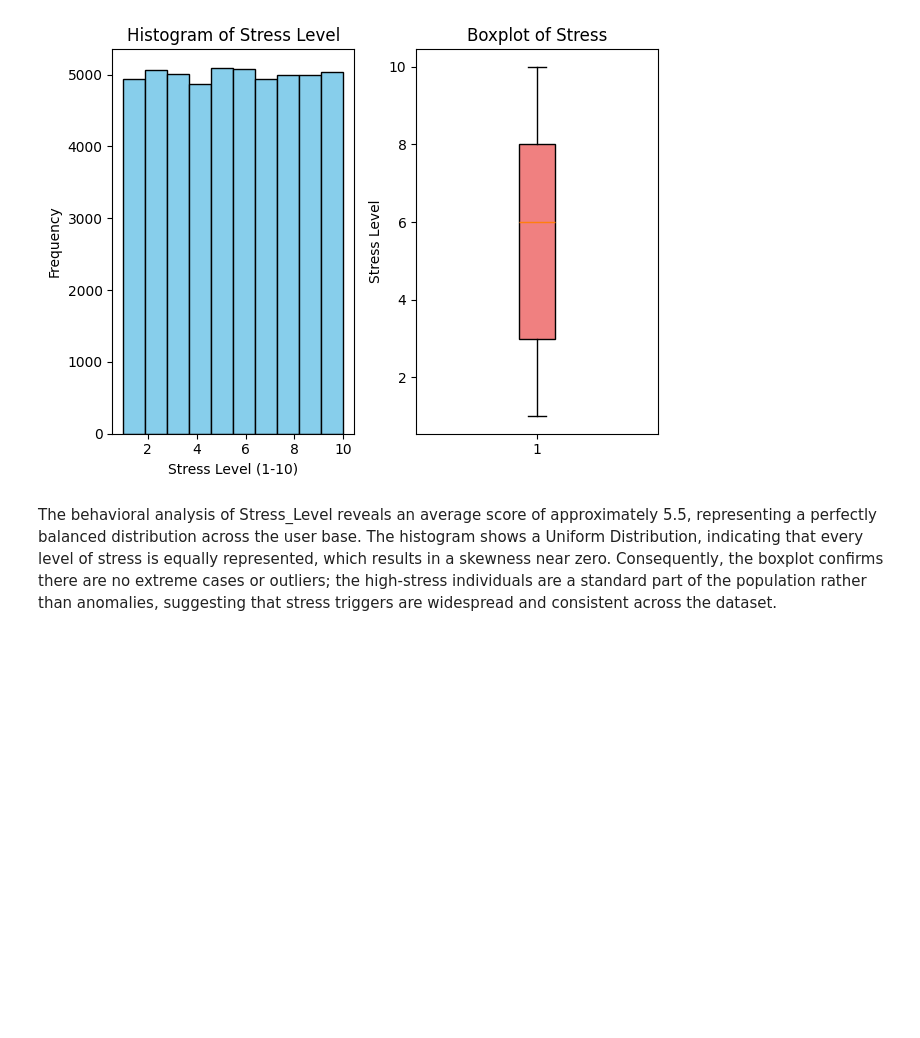
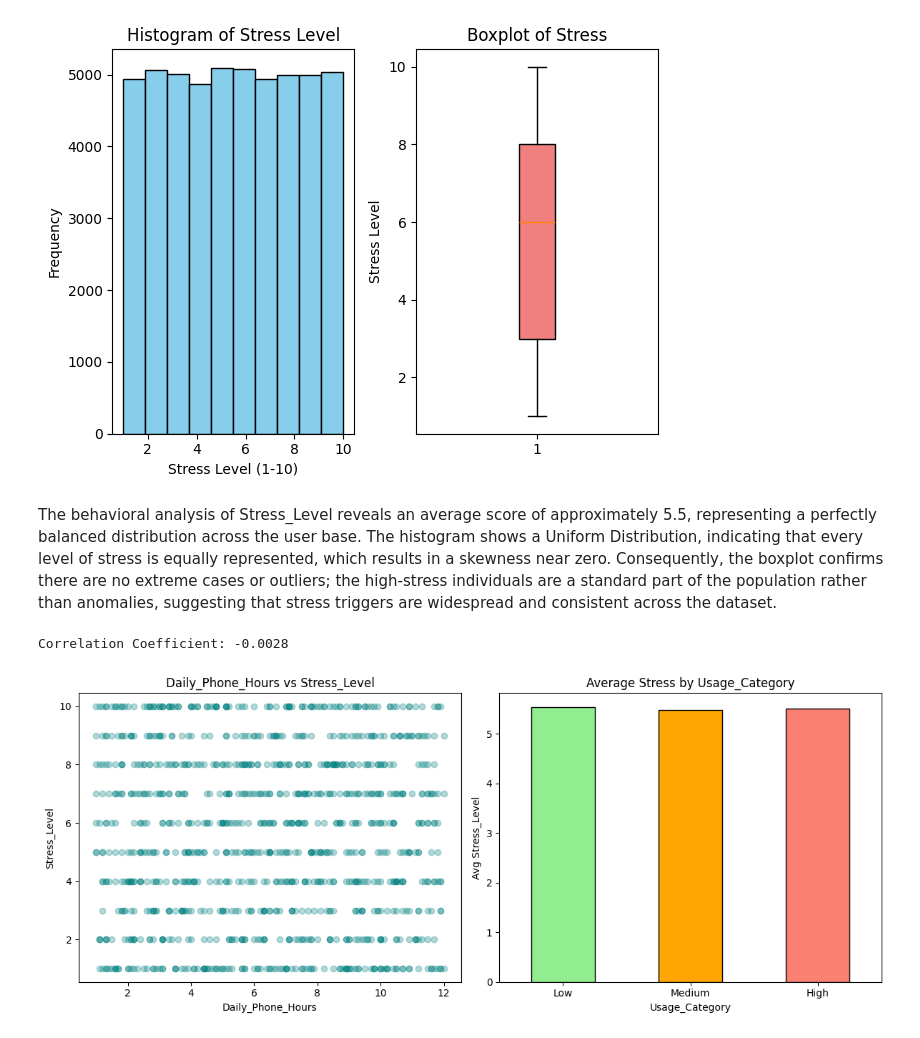
Before and after one commit to cess-dev/Smartphone_Usage_vs_Stress, a Jupyter notebook: analysis.ipynb, the cells around one changed output. Drawn from its saved outputs; the diff is of its cells as text; code cells hidden in the pictures; blank space fills up the shorter version.

Commit message:
correlation analysis

```diff
--- a/analysis.ipynb
+++ b/analysis.ipynb
@@ -182,3 +182,35 @@ Number of extreme outliers: 0
 [figure]
 # %% [markdown]
 The behavioral analysis of Stress_Level reveals an average score of approximately 5.5, representing a perfectly balanced distribution across the user base. The histogram shows a Uniform Distribution, indicating that every level of stress is equally represented, which results in a skewness near zero. Consequently, the boxplot confirms there are no extreme cases or outliers; the high-stress individuals are a standard part of the population rather than anomalies, suggesting that stress triggers are widespread and consistent across the dataset.
+# %%
+# Correlation Calculation
+usage_stress_corr = df['Daily_Phone_Hours'].corr(df['Stress_Level'])
+
+# Grouping Data for Bar Chart
+stress_by_usage = df.groupby('Usage_Category')['Stress_Level'].mean().reindex(['Low', 'Medium', 'High'])
+
+# Visualization
+plt.figure(figsize=(12, 5))
+
+# Scatter Plot (Using a sample of 1000 for clarity)
+plt.subplot(1, 2, 1)
+plt.scatter(df['Daily_Phone_Hours'].sample(1000), df['Stress_Level'].sample(1000), alpha=0.3, color='teal')
+plt.title('Daily_Phone_Hours vs Stress_Level')
+plt.xlabel('Daily_Phone_Hours')
+plt.ylabel('Stress_Level')
+
+# Bar Chart
+plt.subplot(1, 2, 2)
+stress_by_usage.plot(kind='bar', color=['lightgreen', 'orange', 'salmon'], edgecolor='black')
+plt.title('Average Stress by Usage_Category')
+plt.xlabel('Usage_Category')
+plt.ylabel('Avg Stress_Level')
+plt.xticks(rotation=0)
+
+plt.tight_layout()
+plt.savefig('usage_vs_stress_analysis.png')
+
+print(f"Correlation Coefficient: {usage_stress_corr:.4f}")
+# %% [output]
+Correlation Coefficient: -0.0028
+[figure, added]
```
Also changed, not shown: parts of 6 cells of this notebook, 3 other files.
